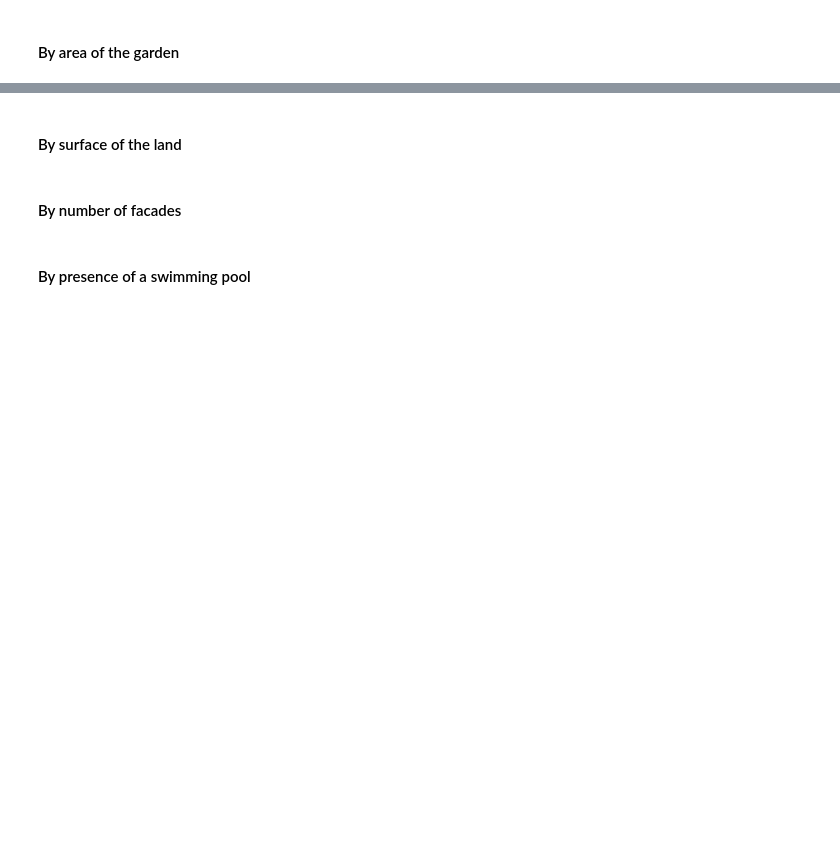
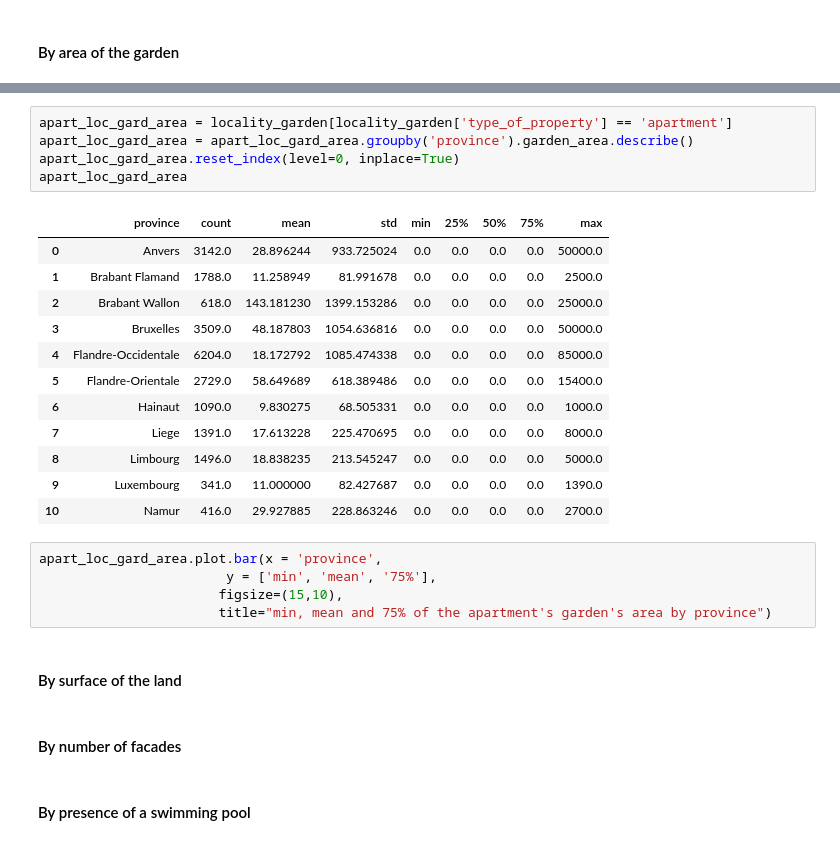
Before and after one commit to Demesmaeker/Immo_data_analysis, a Jupyter notebook: Comparisons between variables (no prices).ipynb, the cells around one changed output, grey strips where cells are left out. Saved outputs shown, nothing was run; the diff lists cells and outputs as text; blank space fills up the shorter version.

```diff
--- a/Comparisons between variables (no prices).ipynb
+++ b/Comparisons between variables (no prices).ipynb
@@ -1101,3 +1143,26 @@ apart_province_garden.plot.bar(x = 'province',
+# %%
+apart_loc_gard_area = locality_garden[locality_garden['type_of_property'] == 'apartment']
+apart_loc_gard_area = apart_loc_gard_area.groupby('province').garden_area.describe()
+apart_loc_gard_area.reset_index(level=0, inplace=True)
+apart_loc_gard_area
+# %% [output]
+|  | province | count | mean | std | min | 25% | 50% | 75% | max |
+| 0 | Anvers | 3142.0 | 28.896244 | 933.725024 | 0.0 | 0.0 | 0.0 | 0.0 | 50000.0 |
+| 1 | Brabant Flamand | 1788.0 | 11.258949 | 81.991678 | 0.0 | 0.0 | 0.0 | 0.0 | 2500.0 |
+| 2 | Brabant Wallon | 618.0 | 143.181230 | 1399.153286 | 0.0 | 0.0 | 0.0 | 0.0 | 25000.0 |
+| 3 | Bruxelles | 3509.0 | 48.187803 | 1054.636816 | 0.0 | 0.0 | 0.0 | 0.0 | 50000.0 |
+| 4 | Flandre-Occidentale | 6204.0 | 18.172792 | 1085.474338 | 0.0 | 0.0 | 0.0 | 0.0 | 85000.0 |
+| 5 | Flandre-Orientale | 2729.0 | 58.649689 | 618.389486 | 0.0 | 0.0 | 0.0 | 0.0 | 15400.0 |
+| 6 | Hainaut | 1090.0 | 9.830275 | 68.505331 | 0.0 | 0.0 | 0.0 | 0.0 | 1000.0 |
+| 7 | Liege | 1391.0 | 17.613228 | 225.470695 | 0.0 | 0.0 | 0.0 | 0.0 | 8000.0 |
+| 8 | Limbourg | 1496.0 | 18.838235 | 213.545247 | 0.0 | 0.0 | 0.0 | 0.0 | 5000.0 |
+| 9 | Luxembourg | 341.0 | 11.000000 | 82.427687 | 0.0 | 0.0 | 0.0 | 0.0 | 1390.0 |
+| 10 | Namur | 416.0 | 29.927885 | 228.863246 | 0.0 | 0.0 | 0.0 | 0.0 | 2700.0 |
+# %%
+apart_loc_gard_area.plot.bar(x = 'province',
+                        y = ['min', 'mean', '75%'],
+                       figsize=(15,10),
+                       title="min, mean and 75% of the apartment's garden's area by province")
 # %% [markdown]
 #### By surface of the land
 # %% [markdown]
```
Also changed, not shown: parts of 23 cells of this notebook, 2 other files.
